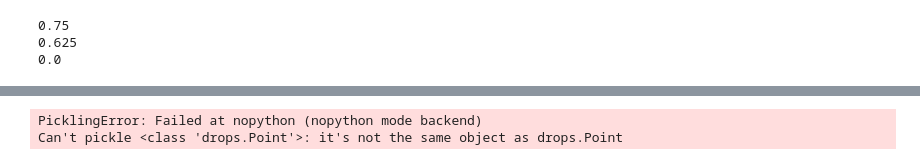
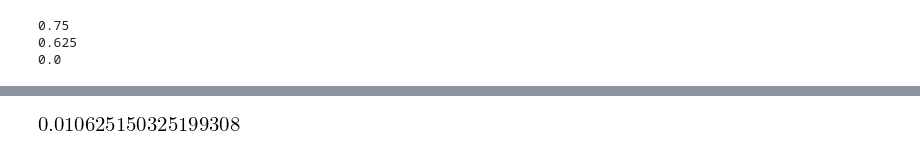
Before and after one commit to David-OConnor/mb-pilotwave, a Jupyter notebook: Drops.ipynb, the cells around one changed output, grey strips where cells are left out. Drawn from its saved outputs; the diff is of its cells as text; code cells hidden in the pictures.

```diff
--- a/Drops.ipynb
+++ b/Drops.ipynb
@@ -86,5 +93,6 @@ File "wave_reflection.py", line 53
 impacts = [drops.Impact(0, 0, 0, 1)]
 #            drops.Impact(10, 100, 105, 1)]
 
-utilities.wave_field(10, impacts)
+# utilities.wave_field(20, impacts)
+drops.net_surface_height(10, impacts, drops.Point(2, 2))
 # %% [output]
@@ -92,2 +100 @@ Impact(t=0, x=0, y=0, F=1) (0.0, 0.0)
-PicklingError: Failed at nopython (nopython mode backend)
-Can't pickle <class 'drops.Point'>: it's not the same object as drops.Point
+[figure, added]
```
Also changed, not shown: parts of 7 cells of this notebook, 3 other files.
